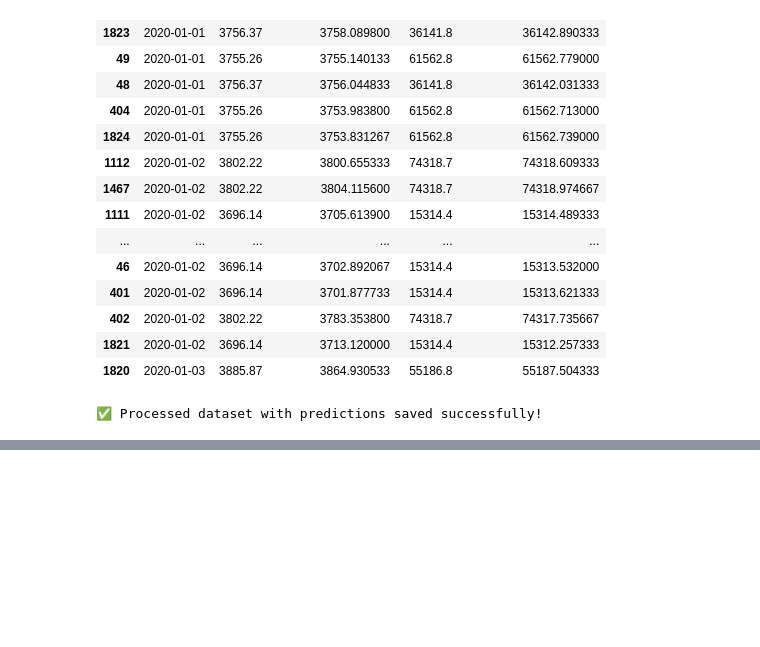
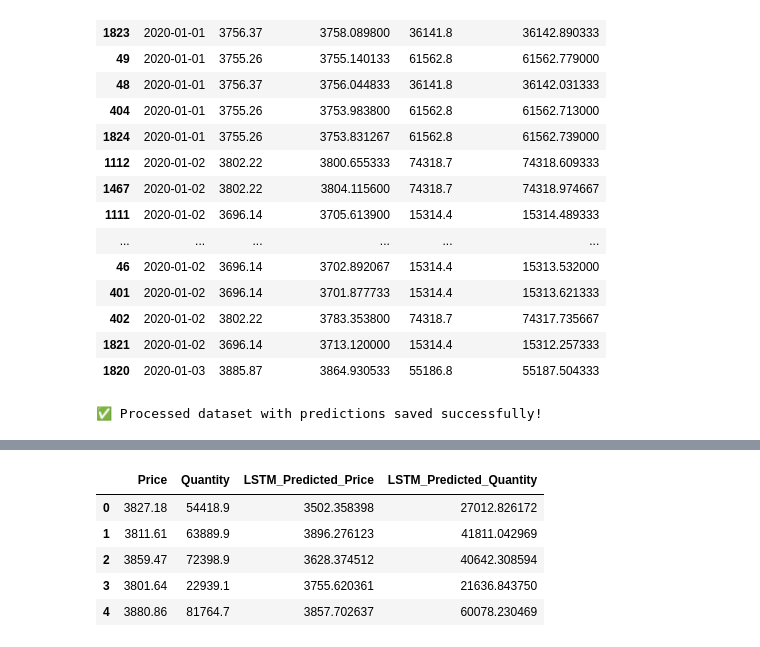
Before and after one commit to abhaydubey200/Second_Project-_Price_prediction_model, a Jupyter notebook: Prophet_RF_Data.ipynb, the cells around one changed output, grey strips where cells are left out. Saved outputs shown, nothing was run; the diff lists cells and outputs as text; code cells hidden in the pictures; blank space fills up the shorter version.

```diff
--- a/Prophet_RF_Data.ipynb
+++ b/Prophet_RF_Data.ipynb
@@ -403,0 +616,14 @@ print("✅ Processed dataset with predictions saved successfully!")
+# %%
+
+df_final = df_pred.copy().iloc[30:].reset_index(drop=True)
+
+df_final.to_csv("/content/drive/MyDrive/DS(Data)/final_master_dataset_LSTM_cleaned.csv", index=False)
+
+df_final.head()
+# %% [output]
+|  | Price | Quantity | LSTM_Predicted_Price | LSTM_Predicted_Quantity |
+| 0 | 3827.18 | 54418.9 | 3502.358398 | 27012.826172 |
+| 1 | 3811.61 | 63889.9 | 3896.276123 | 41811.042969 |
+| 2 | 3859.47 | 72398.9 | 3628.374512 | 40642.308594 |
+| 3 | 3801.64 | 22939.1 | 3755.620361 | 21636.843750 |
+| 4 | 3880.86 | 81764.7 | 3857.702637 | 60078.230469 |
```
Also changed, not shown: parts of 12 cells of this notebook.
